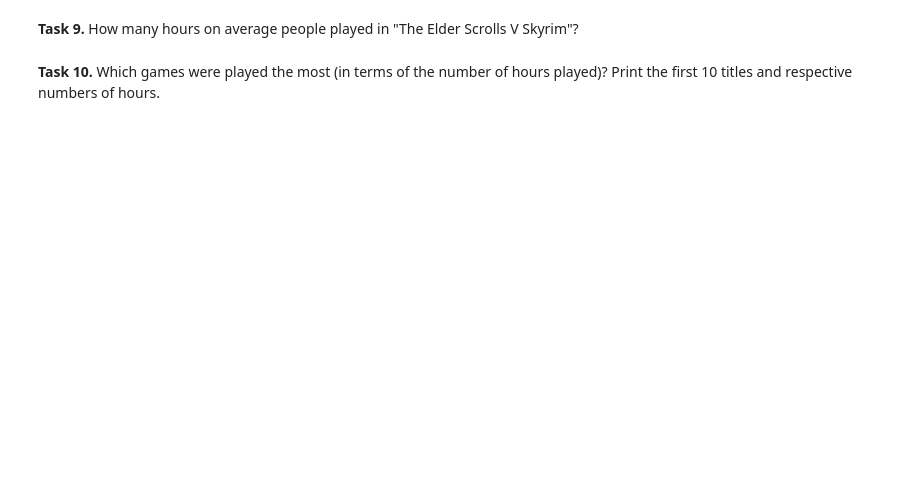
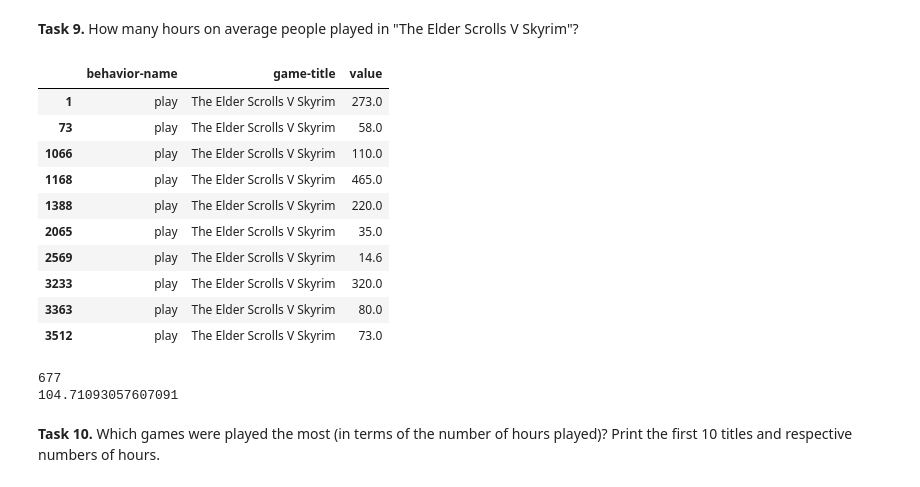
Before and after one commit to s426818/recommender-systems-class, a Jupyter notebook: class_02_numpy_pandas.ipynb, the cells around one changed output. Cells and saved outputs as stored; diff of their text form; code cells hidden in the pictures; blank space fills up the shorter version.

```diff
--- a/class_02_numpy_pandas.ipynb
+++ b/class_02_numpy_pandas.ipynb
@@ -89,6 +311,31 @@ ml_df.head(10)
 **Task 9.** How many hours on average people played in "The Elder Scrolls V Skyrim"?
 # %%
 # Write your code here
+chooseColumns = steam_df[['behavior-name', 'game-title', 'value']]
+condition = chooseColumns['behavior-name'] == 'play'
+filteredRowsPurchase = chooseColumns.loc[condition]
+#display(filteredRowsPurchase.head(10))
+conditionSkyrim = filteredRowsPurchase['game-title'] == 'The Elder Scrolls V Skyrim'
+filteredRowsSkyrim = filteredRowsPurchase.loc[conditionSkyrim]
+display(filteredRowsSkyrim.head(10))
+numberOfPlayers = len(filteredRowsSkyrim)
+print(numberOfPlayers)
+meac = filteredRowsSkyrim['value'].mean()
+print(meac)
+# %% [output]
+|  | behavior-name | game-title | value |
+| 1 | play | The Elder Scrolls V Skyrim | 273.0 |
+| 73 | play | The Elder Scrolls V Skyrim | 58.0 |
+| 1066 | play | The Elder Scrolls V Skyrim | 110.0 |
+| 1168 | play | The Elder Scrolls V Skyrim | 465.0 |
+| 1388 | play | The Elder Scrolls V Skyrim | 220.0 |
+| 2065 | play | The Elder Scrolls V Skyrim | 35.0 |
+| 2569 | play | The Elder Scrolls V Skyrim | 14.6 |
+| 3233 | play | The Elder Scrolls V Skyrim | 320.0 |
+| 3363 | play | The Elder Scrolls V Skyrim | 80.0 |
+| 3512 | play | The Elder Scrolls V Skyrim | 73.0 |
+677
+104.71093057607091
 # %% [markdown]
 **Task 10.** Which games were played the most (in terms of the number of hours played)? Print the first 10 titles and respective numbers of hours.
 # %%
```
Also changed, not shown: parts of 14 cells of this notebook.
